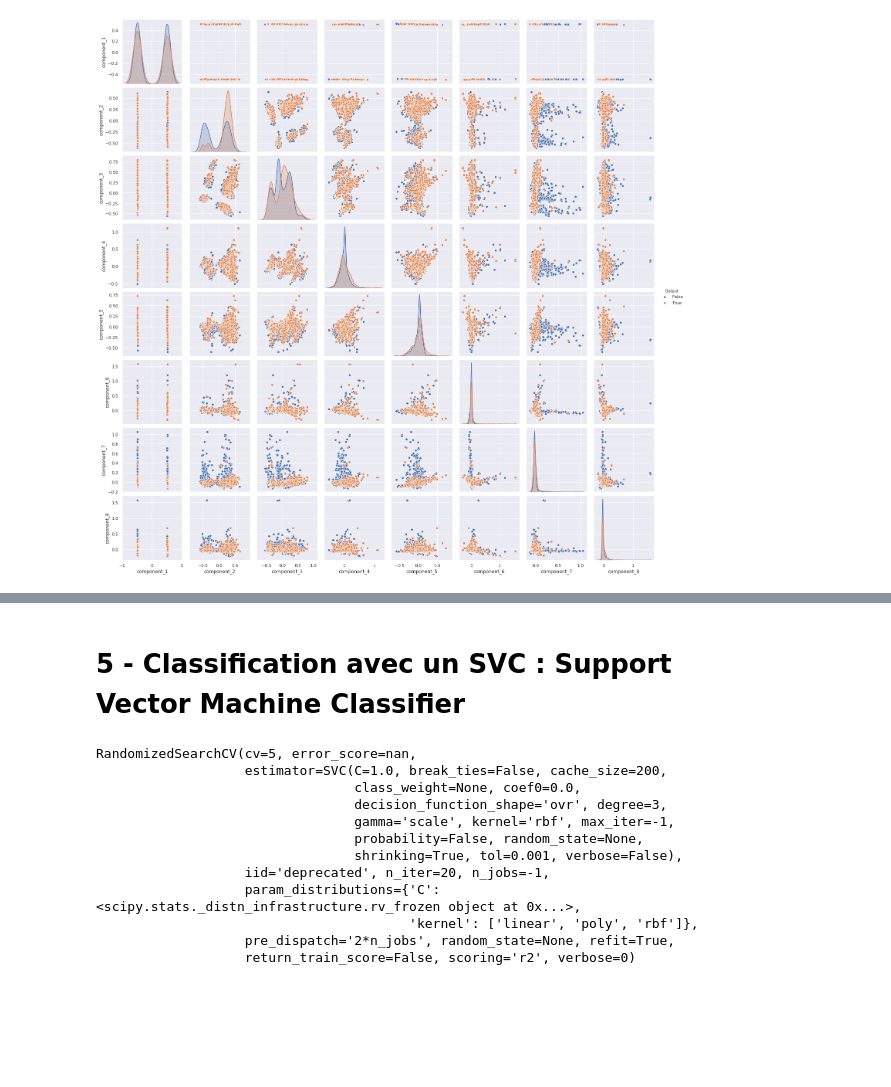
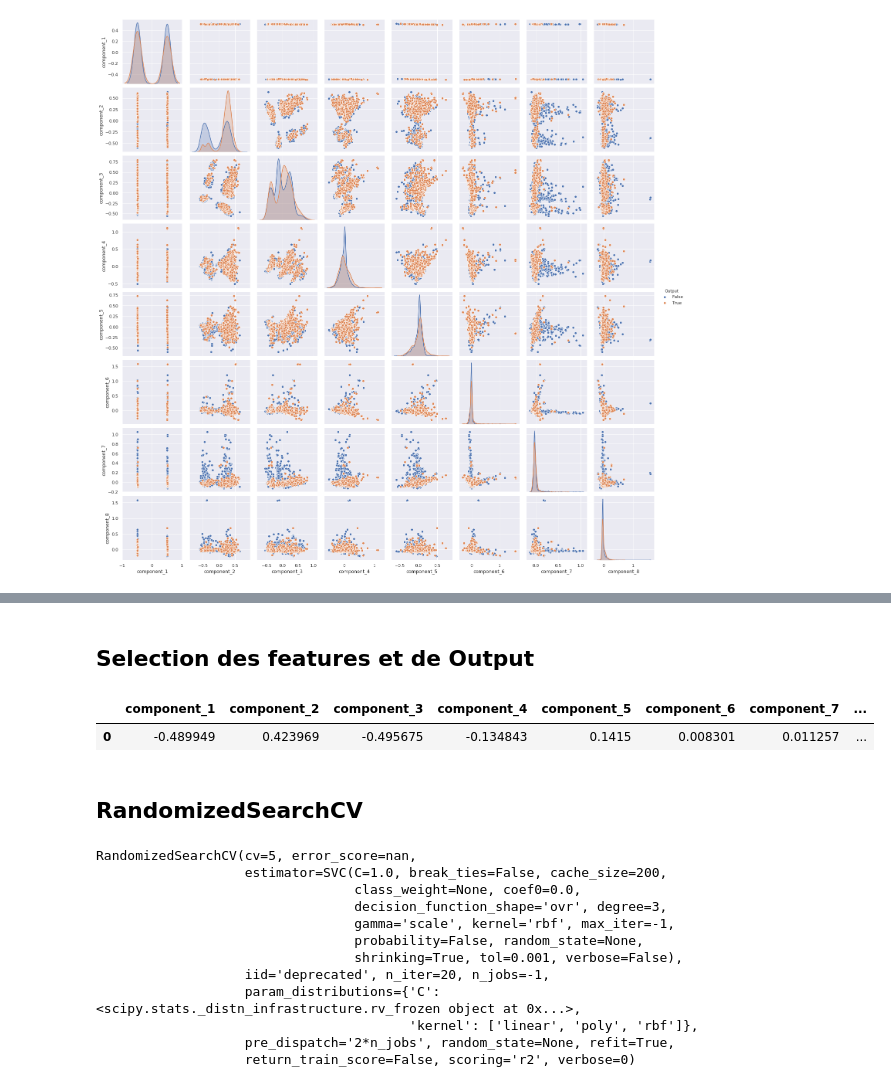
Before and after one commit to keyserwood/ILBRecruitmentProcess, a Jupyter notebook: 1.0-er-ilb_lab_test_technique2.ipynb, the cells around one changed output, grey strips where cells are left out. Drawn from its saved outputs; the diff is of its cells as text; code cells hidden in the pictures; blank space fills up the shorter version.

```diff
--- a/1.0-er-ilb_lab_test_technique2.ipynb
+++ b/1.0-er-ilb_lab_test_technique2.ipynb
@@ -887,2 +898,0 @@ plt.show()
-# %% [markdown]
-# 5 - Classification avec un SVC : Support Vector Machine Classifier
@@ -888,0 +904,7 @@ plt.show()
+# %% [markdown]
+## Selection des features et de Output
+# %%
+principal_components_df.head(1)
+# %% [output]
+|  | component_1 | component_2 | component_3 | component_4 | component_5 | component_6 | component_7 | ... |
+| 0 | -0.489949 | 0.423969 | -0.495675 | -0.134843 | 0.1415 | 0.008301 | 0.011257 | ... |
@@ -889 +914,3 @@ plt.show()
+# %% [markdown]
+## RandomizedSearchCV
 # %%
```
Also changed, not shown: parts of 9 cells of this notebook.
